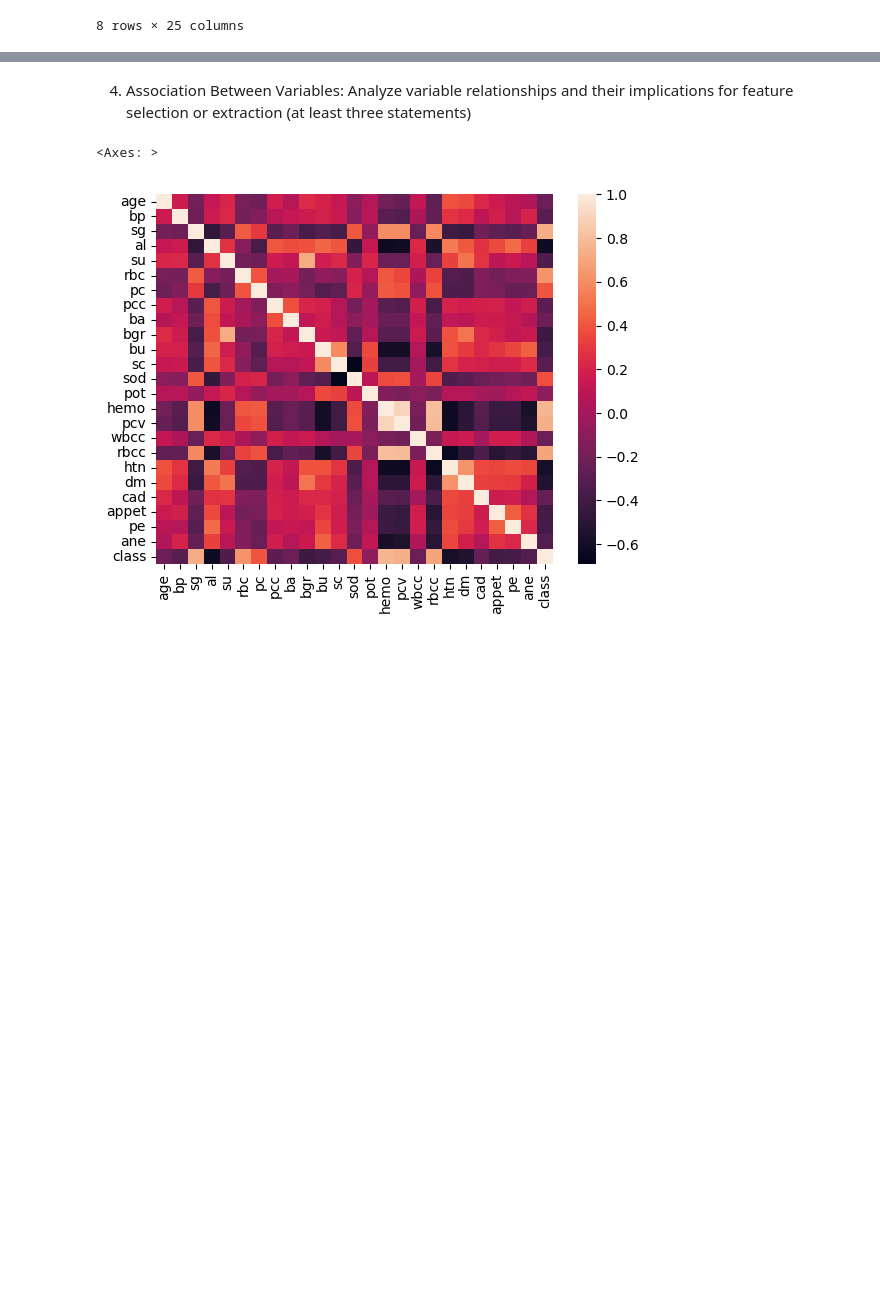
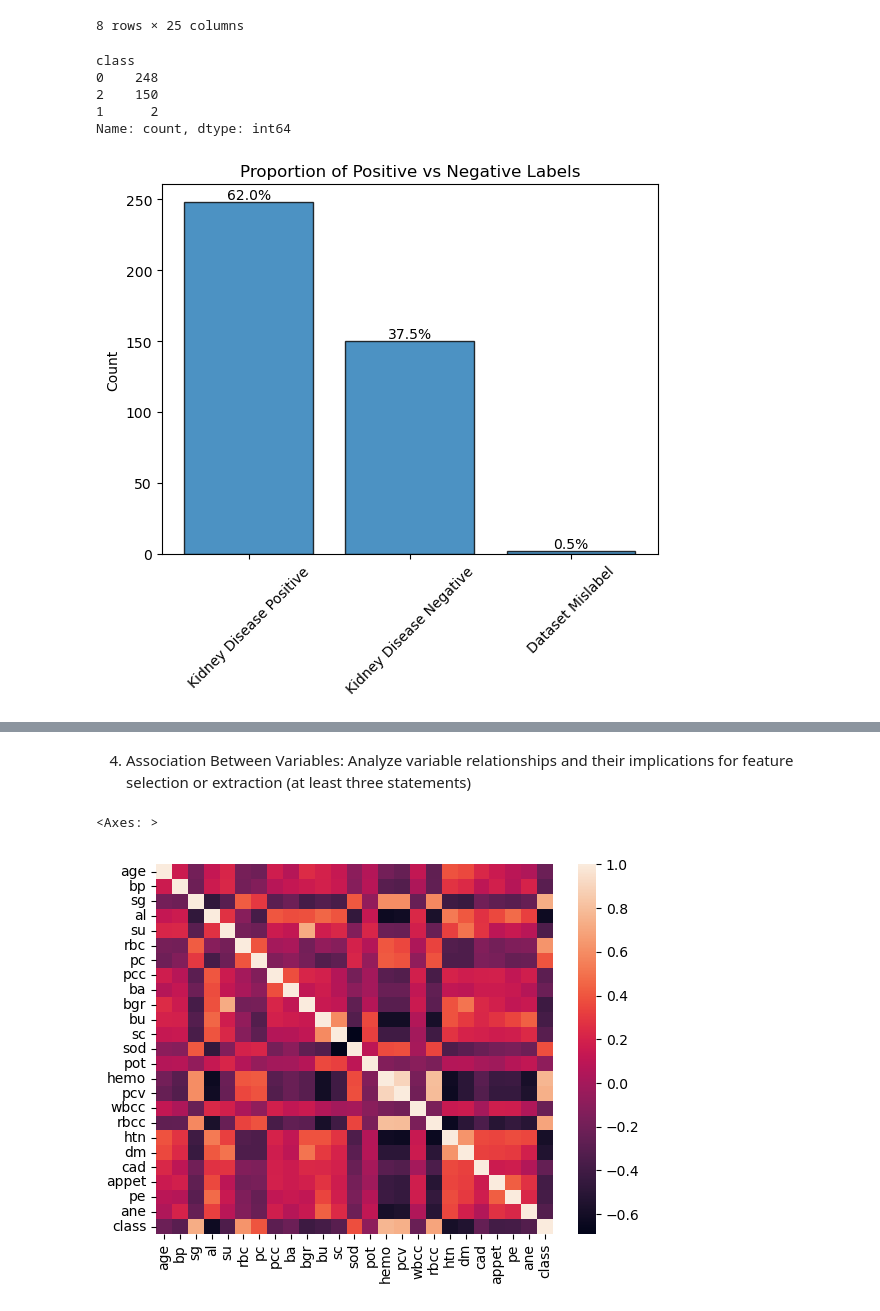
Before and after one commit to JennaOrvitz/Stats3DA3FinalProject, a Jupyter notebook: Stats3DA3.ipynb, the cells around one changed output, grey strips where cells are left out. Drawn from its saved outputs; the diff is of its cells as text; code cells hidden in the pictures; blank space fills up the shorter version.

Commit message:
added visualizations, finished q3

```diff
--- a/Stats3DA3.ipynb
+++ b/Stats3DA3.ipynb
@@ -185,3 +185,27 @@ df.describe()
 | 75% | 7.590867e-01 | 2.583733e-01 | 4.540705e-01 | 0.727772 | -0.410106 | 1.00000 | 1.000000 | 0.000000 | 0.000000 | 1.890038e-01 | ... | ... |
 | max | 2.246163e+00 | 7.575807e+00 | 1.329955e+00 | 2.948733 | 4.145186 | 1.00000 | 1.000000 | 1.000000 | 1.000000 | 4.319341e+00 | ... | ... |
 8 rows × 25 columns
+# %%
+df["class"].value_counts()
+# %% [output]
+class
+0    248
+2    150
+1      2
+Name: count, dtype: int64
+# %%
+fig, ax = plt.subplots(1, 1)
+bar_data = df["class"].value_counts()
+ax.bar(range(len(bar_data)), bar_data, edgecolor="black", alpha=0.8)
+
+ax.set_xticks([0, 1, 2])
+ax.set_xticklabels(["Kidney Disease Positive", "Kidney Disease Negative", "Dataset Mislabel"], rotation=45)
+
+for i, count in enumerate(bar_data):
+    percentage = count / bar_data.sum() * 100
+    ax.text(i, count, f"{percentage:.1f}%", ha="center", va="bottom")
+ax.set_ylabel("Count")
+ax.set_title("Proportion of Positive vs Negative Labels")
+plt.show()
+# %% [output]
+[figure, added]
```
Also changed, not shown: parts of 6 cells of this notebook.
